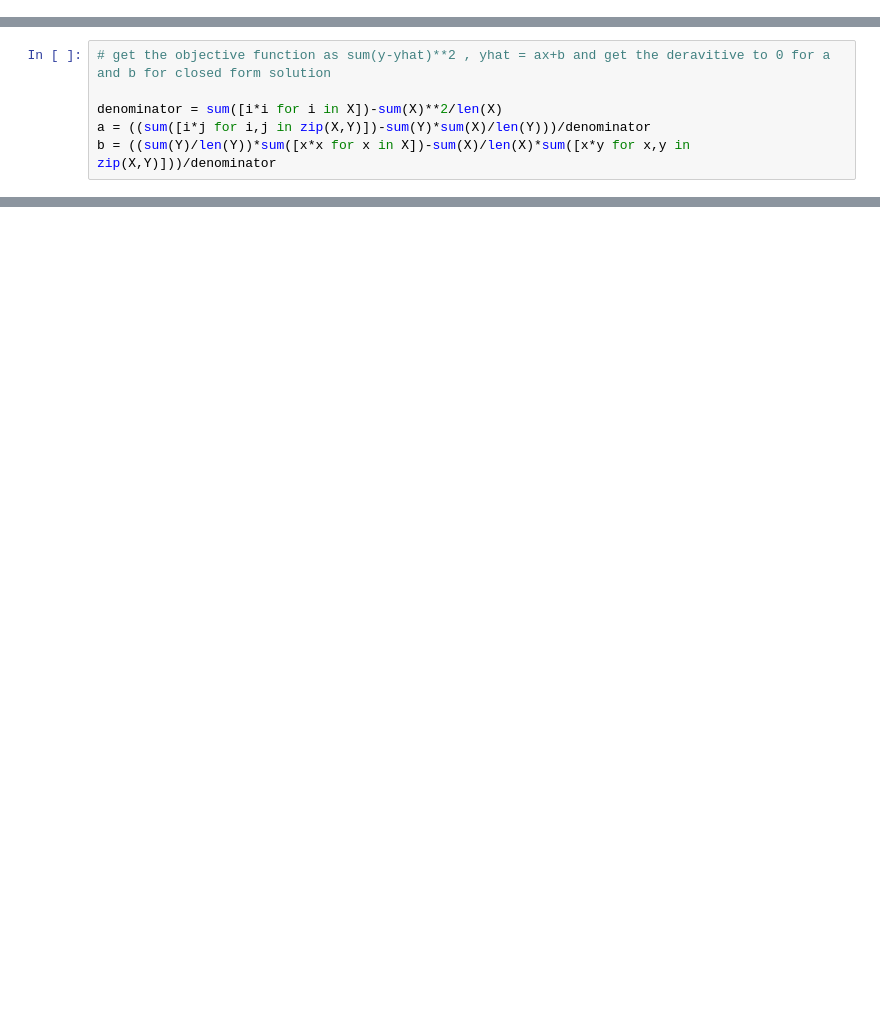
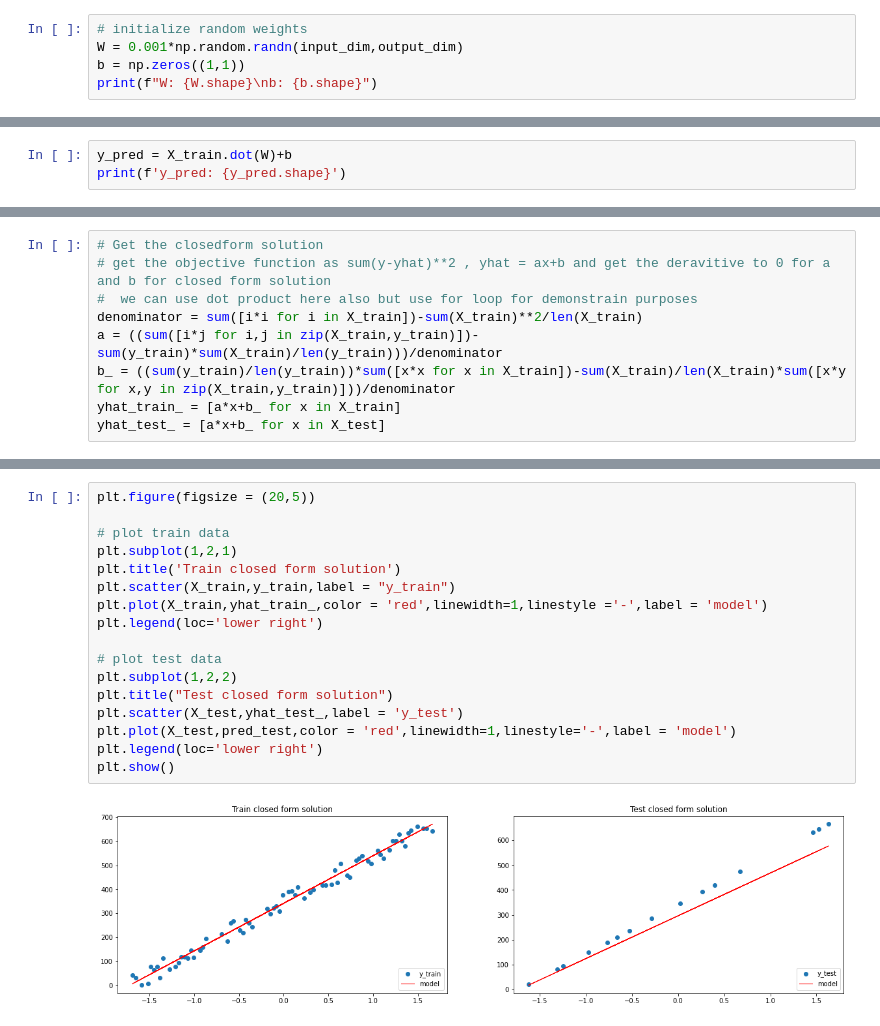
Before and after one commit to NuwanCW/ML_scratch, a Jupyter notebook: Linear_regression/Linear_regression.ipynb, the cells around one changed output, grey strips where cells are left out. Cells and saved outputs as stored; diff of their text form; blank space fills up the shorter version.

```diff
--- a/Linear_regression/Linear_regression.ipynb
+++ b/Linear_regression/Linear_regression.ipynb
@@ -20,0 +90,5 @@ plt.plot()
+# %%
+# initialize random weights
+W = 0.001*np.random.randn(input_dim,output_dim)
+b = np.zeros((1,1))
+print(f"W: {W.shape}\nb: {b.shape}")
@@ -20,0 +98,3 @@ plt.plot()
+# %%
+y_pred = X_train.dot(W)+b
+print(f'y_pred: {y_pred.shape}')
@@ -21,6 +169,9 @@ plt.plot()
 # %%
+# Get the closedform solution
 # get the objective function as sum(y-yhat)**2 , yhat = ax+b and get the deravitive to 0 for a and b for closed form solution
-
-denominator = sum([i*i for i in X])-sum(X)**2/len(X)
-a = ((sum([i*j for i,j in zip(X,Y)])-sum(Y)*sum(X)/len(Y)))/denominator
-b = ((sum(Y)/len(Y))*sum([x*x for x in X])-sum(X)/len(X)*sum([x*y for x,y in zip(X,Y)]))/denominator
+#  we can use dot product here also but use for loop for demonstrain purposes
+denominator = sum([i*i for i in X_train])-sum(X_train)**2/len(X_train)
+a = ((sum([i*j for i,j in zip(X_train,y_train)])-sum(y_train)*sum(X_train)/len(y_train)))/denominator
+b_ = ((sum(y_train)/len(y_train))*sum([x*x for x in X_train])-sum(X_train)/len(X_train)*sum([x*y for x,y in zip(X_train,y_train)]))/denominator
+yhat_train_ = [a*x+b_ for x in X_train]
+yhat_test_ = [a*x+b_ for x in X_test]
@@ -33,0 +186,19 @@ plt.show()
+# %%
+plt.figure(figsize = (20,5))
+
+# plot train data
+plt.subplot(1,2,1)
+plt.title('Train closed form solution')
+plt.scatter(X_train,y_train,label = "y_train")
+plt.plot(X_train,yhat_train_,color = 'red',linewidth=1,linestyle ='-',label = 'model')
+plt.legend(loc='lower right')
+
+# plot test data
+plt.subplot(1,2,2)
+plt.title("Test closed form solution")
+plt.scatter(X_test,yhat_test_,label = 'y_test')
+plt.plot(X_test,pred_test,color = 'red',linewidth=1,linestyle='-',label = 'model')
+plt.legend(loc='lower right')
+plt.show()
+# %% [output]
+[figure, added]
```
Also changed, not shown: parts of 26 cells of this notebook.
